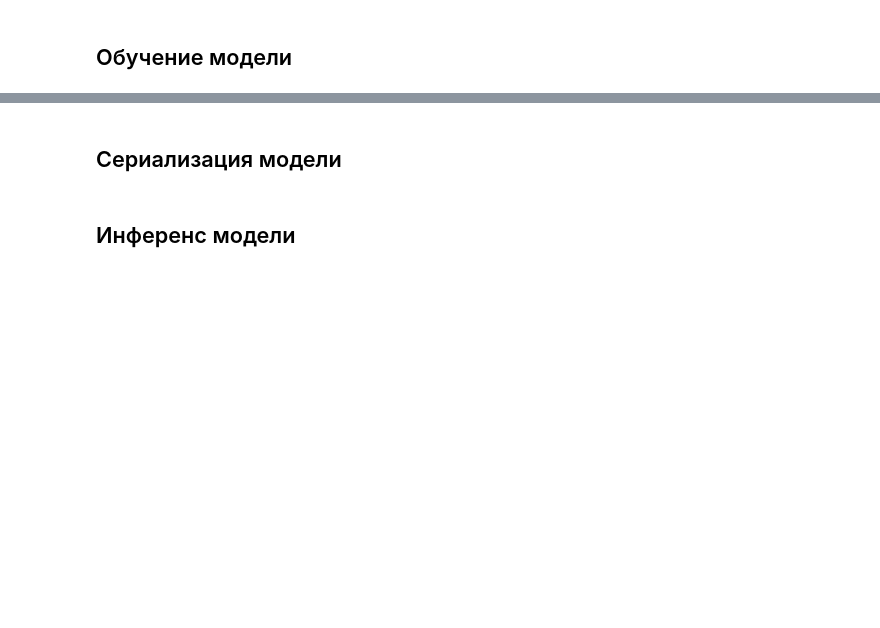
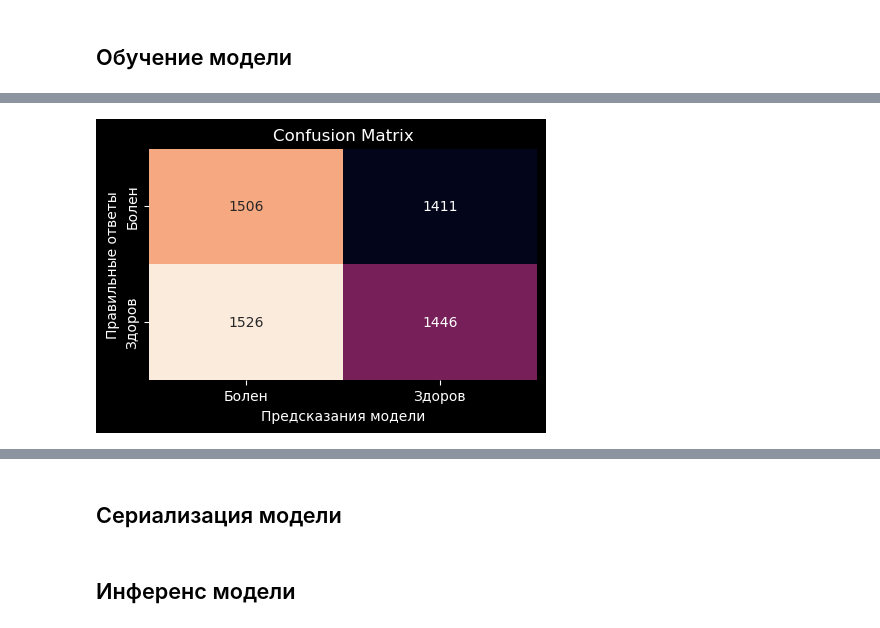
Before and after one commit to IvanZyablitsev/inno_fqw, a Jupyter notebook: scraping/scraping.ipynb, the cells around one changed output, grey strips where cells are left out. Cells and saved outputs as stored; diff of their text form; code cells hidden in the pictures; blank space fills up the shorter version.

Commit message:
Добавлены метрики для обучения модели

```diff
--- a/scraping/scraping.ipynb
+++ b/scraping/scraping.ipynb
@@ -263,0 +276,11 @@ accuracy
+# %%
+# инициализация модели
+model = GradientBoostingClassifier()
+
+# обучение модели
+model.fit(X_train, y_train.ravel())
+
+# метрика качества на тестовых данных accuracy (для проверки как хорошо обучилась модель)
+# алгоритмы классификации выдают метрику accuracy, алгоритмы регресии - R2 score
+accuracy = model.score(X_test, y_test.ravel())
+accuracy
@@ -263,0 +307,18 @@ accuracy
+# %%
+# предсказания модели на тестовых данных
+y_pred = model.predict(X_test)
+
+# создание confusion_matrix (в формате слева направо сверху вниз [TP, FN / FP, TN])
+cm = confusion_matrix(y_test, y_pred, labels=[1, 0])
+
+# отрисовка confusion_matrix
+fig, ax = plt.subplots(figsize=(5, 3))
+sns.heatmap(cm, annot=True, fmt=".0f", cbar=False)
+ax.set_xlabel('Предсказания модели')
+ax.set_ylabel('Правильные ответы')
+ax.set_title('Confusion Matrix')
+ax.xaxis.set_ticklabels(['Болен', 'Здоров'])
+ax.yaxis.set_ticklabels(['Болен', 'Здоров'])
+plt.show()
+# %% [output]
+[figure, added]
```
Also changed, not shown: parts of 44 cells of this notebook, 2 other files.
